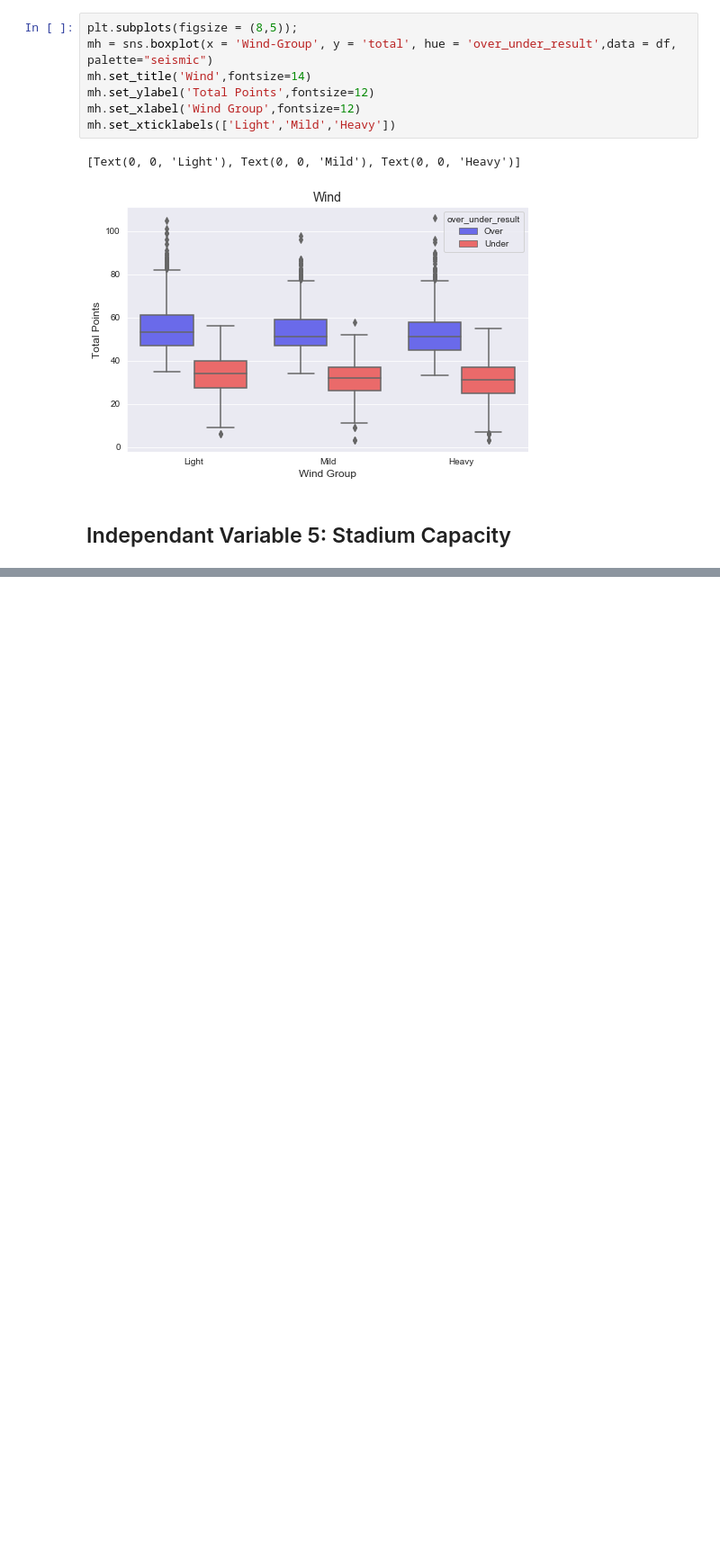
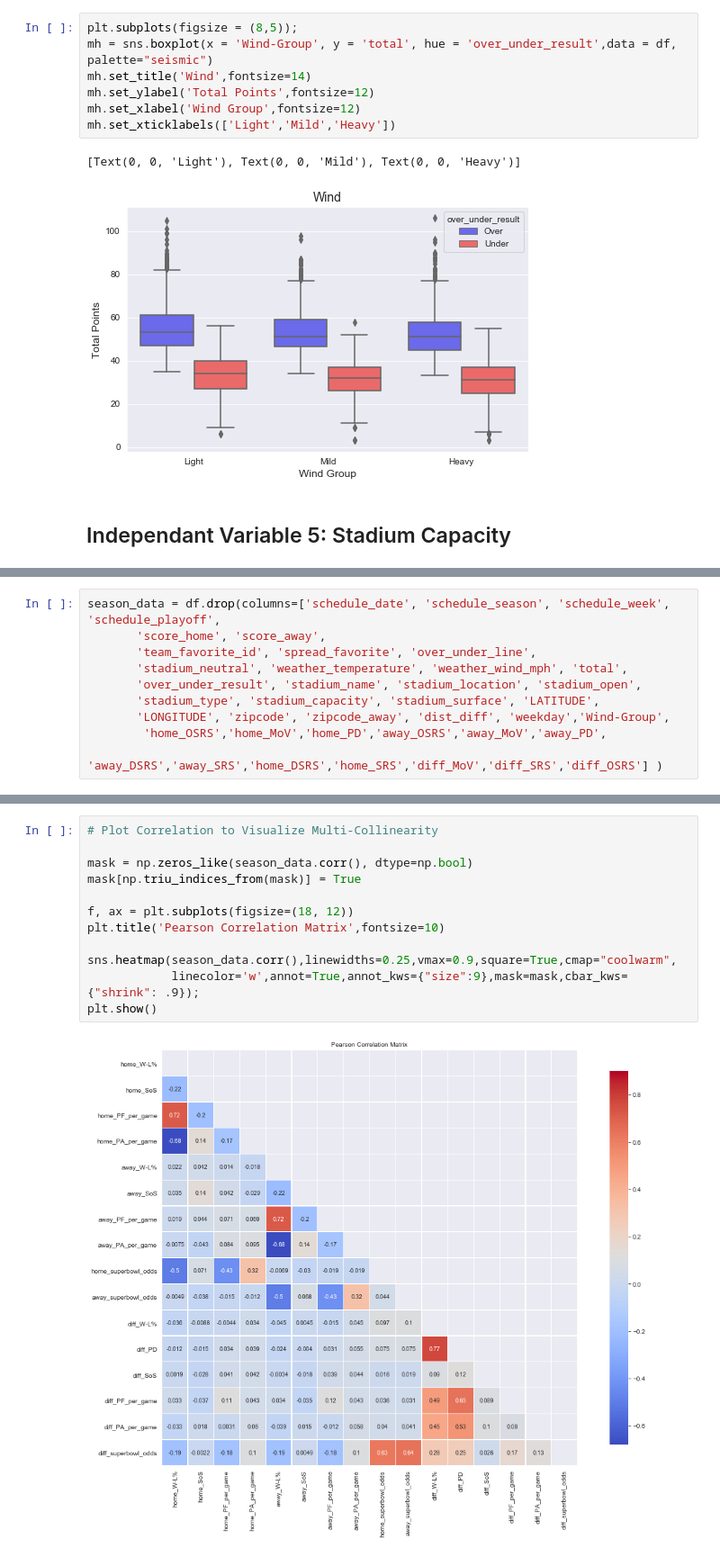
Before and after one commit to azieky/over_under_predictor, a Jupyter notebook: EDA_Notebook.ipynb, the cells around one changed output, grey strips where cells are left out. Shown at 90% size. Drawn from its saved outputs; the diff is of its cells as text; blank space fills up the shorter version.

```diff
--- a/EDA_Notebook.ipynb
+++ b/EDA_Notebook.ipynb
@@ -248,0 +249,10 @@ Text(0.5, 0, 'Capacity')
+# %%
+season_data = df.drop(columns=['schedule_date', 'schedule_season', 'schedule_week', 'schedule_playoff',
+       'score_home', 'score_away',
+       'team_favorite_id', 'spread_favorite', 'over_under_line',
+       'stadium_neutral', 'weather_temperature', 'weather_wind_mph', 'total',
+       'over_under_result', 'stadium_name', 'stadium_location', 'stadium_open',
+       'stadium_type', 'stadium_capacity', 'stadium_surface', 'LATITUDE',
+       'LONGITUDE', 'zipcode', 'zipcode_away', 'dist_diff', 'weekday','Wind-Group',
+        'home_OSRS','home_MoV','home_PD','away_OSRS','away_MoV','away_PD',
+        'away_DSRS','away_SRS','home_DSRS','home_SRS','diff_MoV','diff_SRS','diff_OSRS'] )
@@ -248,0 +275,14 @@ Text(0.5, 0, 'Capacity')
+# %%
+# Plot Correlation to Visualize Multi-Collinearity
+
+mask = np.zeros_like(season_data.corr(), dtype=np.bool)
+mask[np.triu_indices_from(mask)] = True
+
+f, ax = plt.subplots(figsize=(18, 12))
+plt.title('Pearson Correlation Matrix',fontsize=10)
+
+sns.heatmap(season_data.corr(),linewidths=0.25,vmax=0.9,square=True,cmap="coolwarm",
+            linecolor='w',annot=True,annot_kws={"size":9},mask=mask,cbar_kws={"shrink": .9});
+plt.show()
+# %% [output]
+[figure, added]
```
Also changed, not shown: parts of 21 cells of this notebook, 5 other files.
